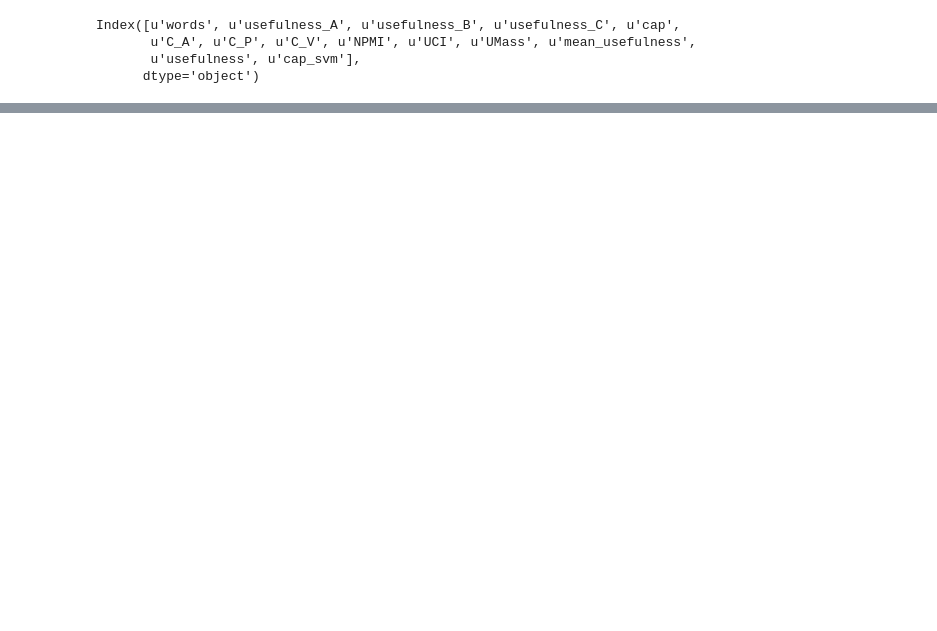
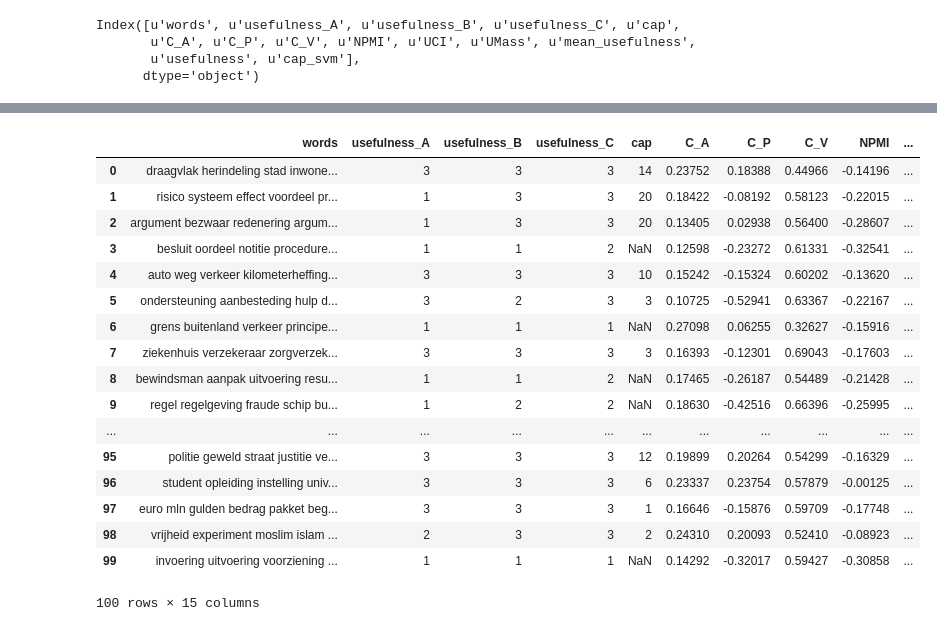
Before and after one commit to jvdzwaan/dilipad, a Jupyter notebook: results/scatter plot topic coherence npmi + overview of topics.ipynb, the cells around one changed output, grey strips where cells are left out. Saved outputs shown, nothing was run; the diff lists cells and outputs as text; code cells hidden in the pictures; blank space fills up the shorter version.

```diff
--- a/results/scatter plot topic coherence npmi + overview of topics.ipynb
+++ b/results/scatter plot topic coherence npmi + overview of topics.ipynb
@@ -190,3 +190,24 @@ hq2['words']
 62         begrip definitie grond onderscheid interpretatie term wetgeving minderheid discriminatie formulering
 63                                     vrouw man partner slachtoffer relatie moeder huwelijk vader persoon kerk
 Name: words, dtype: object
+# %%
+data
+# %% [output]
+|  | words | usefulness_A | usefulness_B | usefulness_C | cap | C_A | C_P | C_V | NPMI | ... |
+| 0 | draagvlak herindeling stad inwone... | 3 | 3 | 3 | 14 | 0.23752 | 0.18388 | 0.44966 | -0.14196 | ... |
+| 1 | risico systeem effect voordeel pr... | 1 | 3 | 3 | 20 | 0.18422 | -0.08192 | 0.58123 | -0.22015 | ... |
+| 2 | argument bezwaar redenering argum... | 1 | 3 | 3 | 20 | 0.13405 | 0.02938 | 0.56400 | -0.28607 | ... |
+| 3 | besluit oordeel notitie procedure... | 1 | 1 | 2 | NaN | 0.12598 | -0.23272 | 0.61331 | -0.32541 | ... |
+| 4 | auto weg verkeer kilometerheffing... | 3 | 3 | 3 | 10 | 0.15242 | -0.15324 | 0.60202 | -0.13620 | ... |
+| 5 | ondersteuning aanbesteding hulp d... | 3 | 2 | 3 | 3 | 0.10725 | -0.52941 | 0.63367 | -0.22167 | ... |
+| 6 | grens buitenland verkeer principe... | 1 | 1 | 1 | NaN | 0.27098 | 0.06255 | 0.32627 | -0.15916 | ... |
+| 7 | ziekenhuis verzekeraar zorgverzek... | 3 | 3 | 3 | 3 | 0.16393 | -0.12301 | 0.69043 | -0.17603 | ... |
+| 8 | bewindsman aanpak uitvoering resu... | 1 | 1 | 2 | NaN | 0.17465 | -0.26187 | 0.54489 | -0.21428 | ... |
+| 9 | regel regelgeving fraude schip bu... | 1 | 2 | 2 | NaN | 0.18630 | -0.42516 | 0.66396 | -0.25995 | ... |
+| ... | ... | ... | ... | ... | ... | ... | ... | ... | ... | ... |
+| 95 | politie geweld straat justitie ve... | 3 | 3 | 3 | 12 | 0.19899 | 0.20264 | 0.54299 | -0.16329 | ... |
+| 96 | student opleiding instelling univ... | 3 | 3 | 3 | 6 | 0.23337 | 0.23754 | 0.57879 | -0.00125 | ... |
+| 97 | euro mln gulden bedrag pakket beg... | 3 | 3 | 3 | 1 | 0.16646 | -0.15876 | 0.59709 | -0.17748 | ... |
+| 98 | vrijheid experiment moslim islam ... | 2 | 3 | 3 | 2 | 0.24310 | 0.20093 | 0.52410 | -0.08923 | ... |
+| 99 | invoering uitvoering voorziening ... | 1 | 1 | 1 | NaN | 0.14292 | -0.32017 | 0.59427 | -0.30858 | ... |
+100 rows × 15 columns
```
Also changed, not shown: parts of 5 cells of this notebook.
